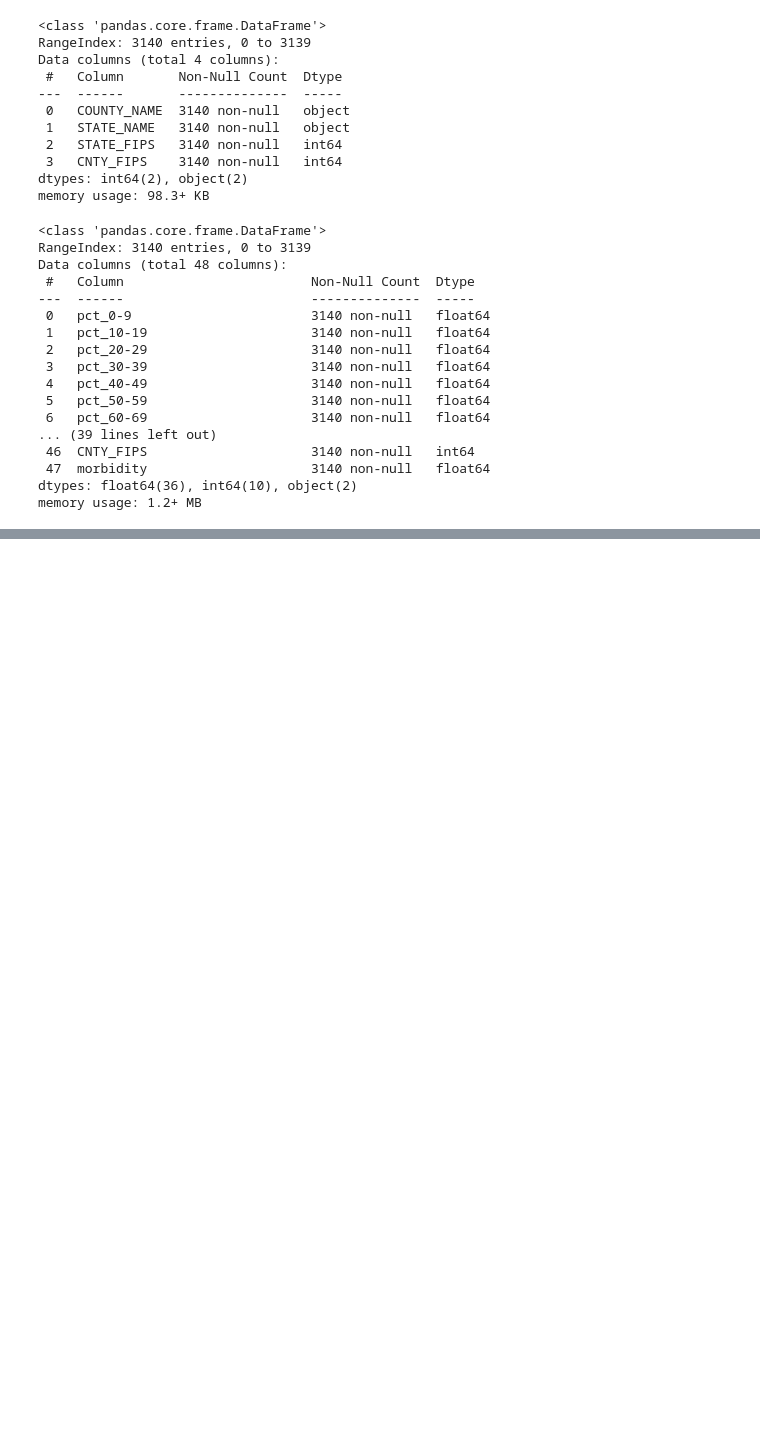
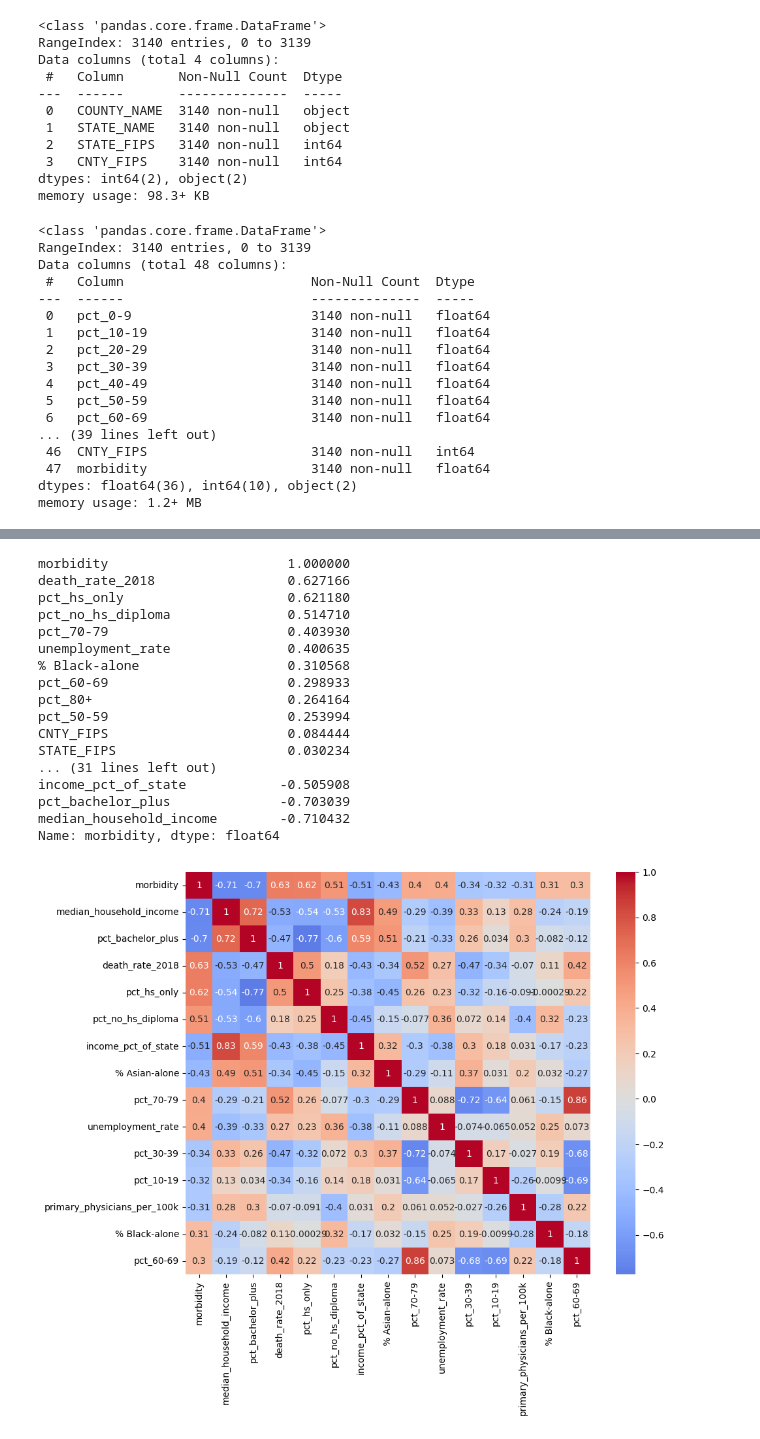
Before and after one commit to 4GeeksAcademy/Jack-Porter-s-Linear-Regression-Using-Pandas-Project, a Jupyter notebook: src/explore.ipynb, the cells around one changed output, grey strips where cells are left out. Drawn from its saved outputs; the diff is of its cells as text; code cells hidden in the pictures; blank space fills up the shorter version.

```diff
--- a/src/explore.ipynb
+++ b/src/explore.ipynb
@@ -296,0 +322,32 @@ memory usage: 1.2+ MB
+# %%
+# Quick summary
+data_df.describe().T
+
+# Correlation with label
+corrs = data_df.corr(numeric_only=True)['morbidity'].sort_values(ascending=False)
+print(corrs)
+
+# Heatmap of top correlations
+top_corrs = corrs.abs().sort_values(ascending=False).head(15).index
+plt.figure(figsize=(10, 8))
+sns.heatmap(data_df[top_corrs].corr(), annot=True, cmap='coolwarm', center=0)
+plt.show()
+# %% [output]
+morbidity                       1.000000
+death_rate_2018                 0.627166
+pct_hs_only                     0.621180
+pct_no_hs_diploma               0.514710
+pct_70-79                       0.403930
+unemployment_rate               0.400635
+% Black-alone                   0.310568
+pct_60-69                       0.298933
+pct_80+                         0.264164
+pct_50-59                       0.253994
+CNTY_FIPS                       0.084444
+STATE_FIPS                      0.030234
+... (31 lines left out)
+income_pct_of_state            -0.505908
+pct_bachelor_plus              -0.703039
+median_household_income        -0.710432
+Name: morbidity, dtype: float64
+[figure, added]
```
Also changed, not shown: parts of 11 cells of this notebook.
